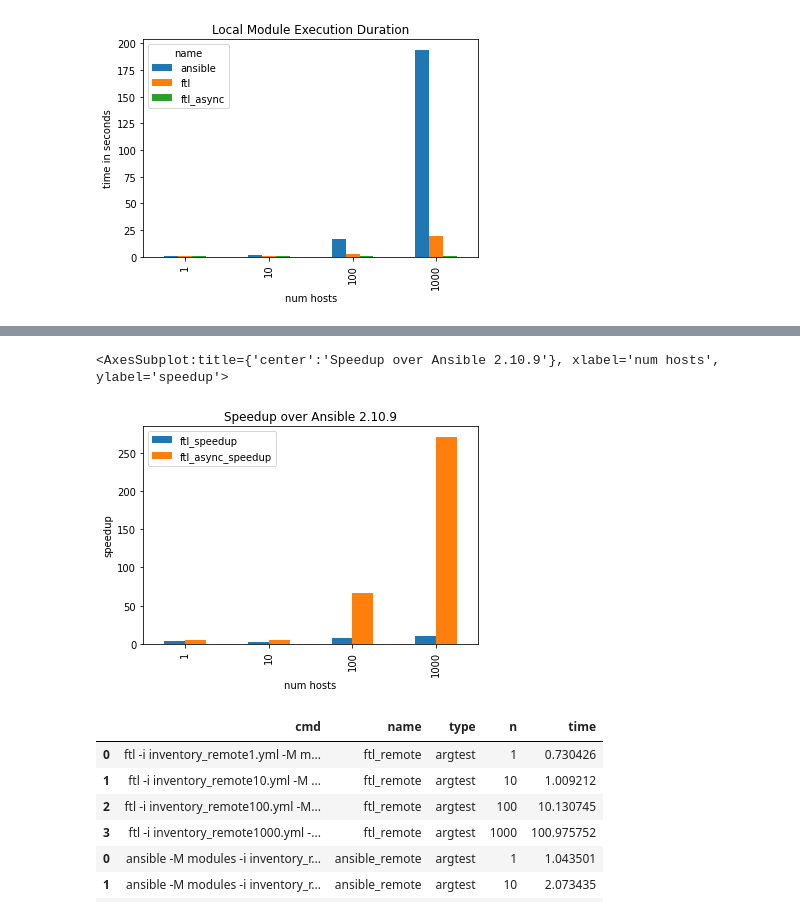
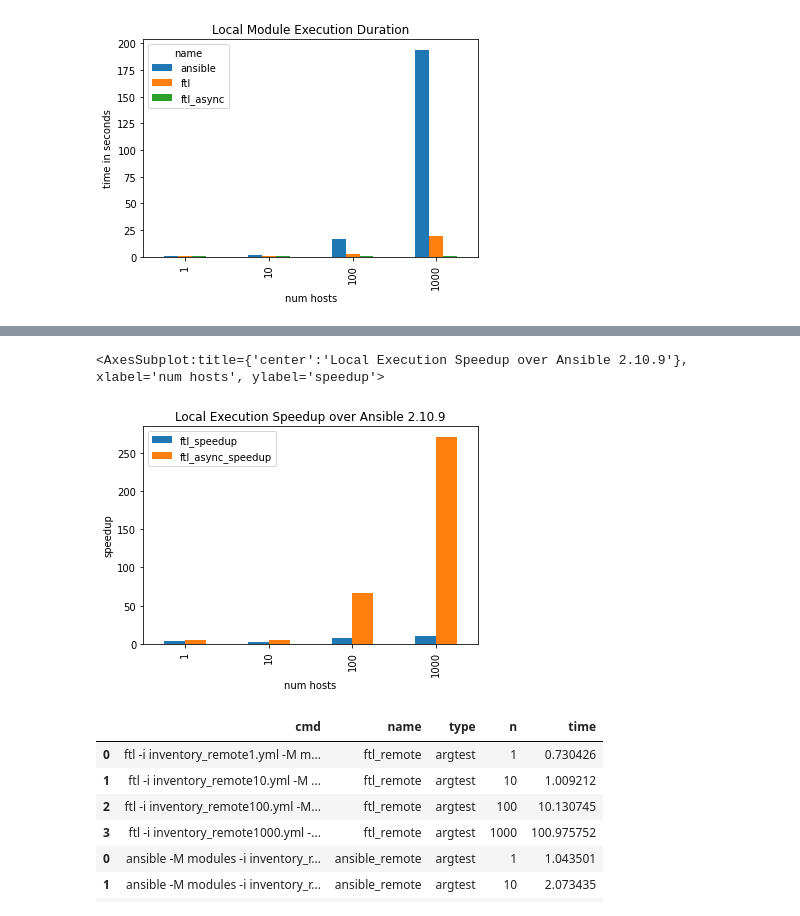
Before and after one commit to benthomasson/faster-than-light, a Jupyter notebook: blog/0006-Performance.ipynb, the cells around one changed output, grey strips where cells are left out. Saved outputs shown, nothing was run; the diff lists cells and outputs as text; code cells hidden in the pictures.

```diff
--- a/blog/0006-Performance.ipynb
+++ b/blog/0006-Performance.ipynb
@@ -33,8 +40,8 @@ df_speedup
 # %%
-df_speedup.plot.bar(title="Speedup over Ansible 2.10.9", xlabel="num hosts", ylabel="speedup")
+df_speedup.plot.bar(title="Local Execution Speedup over Ansible 2.10.9", xlabel="num hosts", ylabel="speedup")
 # %% [output]
-<AxesSubplot:title={'center':'Speedup over Ansible 2.10.9'}, xlabel='num hosts', ylabel='speedup'>
+<AxesSubplot:title={'center':'Local Execution Speedup over Ansible 2.10.9'}, xlabel='num hosts', ylabel='speedup'>
-[figure, old version]
+[figure, new version]
 # %%
 remote_df_ftl = pandas.read_csv('results/remote_0.0.1-9-g155d181.csv')
 remote_df_ansible = pandas.read_csv('results/remote_2.10.9.csv')
```
Also changed, not shown: parts of 9 cells of this notebook.
